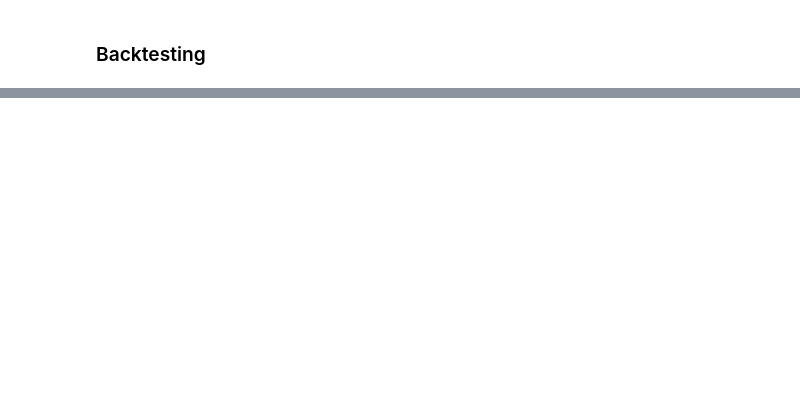
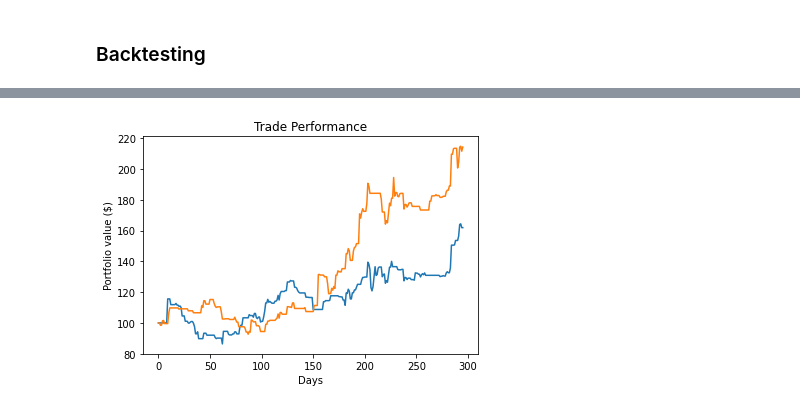
Before and after one commit to danmao124/financial_model, a Jupyter notebook: main.ipynb, the cells around one changed output, grey strips where cells are left out. Saved outputs shown, nothing was run; the diff lists cells and outputs as text; code cells hidden in the pictures; blank space fills up the shorter version.

Commit message:
puts in arima backtest benchmark

```diff
--- a/main.ipynb
+++ b/main.ipynb
@@ -605,3 +602,30 @@ Fitting 10 folds for each of 3 candidates, totalling 30 fits
 [Parallel(n_jobs=6)]: Done  30 out of  30 | elapsed:    0.0s finished
 [Parallel(n_jobs=6)]: Using backend LokyBackend with 6 concurrent workers.
 ... (188 outputs left out)
+# %%
+from statsmodels.tsa.arima_model import ARIMA
+
+base_portfolio_value = 100
+base_portfolio_value_history = []
+for i in range(0, len(btc) - LOOK_BACK_DAYS - LOOK_AHEAD_DAYS - 1):
+    base_portfolio_value_history.append(base_portfolio_value)
+    train_df = btc[i: i + LOOK_BACK_DAYS]
+    X_TRAIN = train_df['Open']
+    results_df = btc[i + LOOK_BACK_DAYS + 2*LOOK_AHEAD_DAYS : i + LOOK_BACK_DAYS + 2*LOOK_AHEAD_DAYS + 1]
+
+    model = ARIMA(list(X_TRAIN), order=(5,1,0))
+
+    try:
+        model_fit = model.fit(disp=0)
+        prediction = model_fit.forecast()[0]
+    except:
+        continue
+    print(prediction)
+    if prediction >= train_df.tail(1)['Open'][0]:
+        gains = ((results_df['Close'] - results_df['Open']) / results_df['Open'])[0]
+        if gains > 0:
+            print("GAIN! " + str(1 + gains))
+        elif gains < 0:
+            print("LOSS! " + str(1 + gains))
+        base_portfolio_value = base_portfolio_value * (1 + gains)
+    print("portfolio value: " + str(base_portfolio_value))
@@ -607,0 +702,10 @@ Fitting 10 folds for each of 3 candidates, totalling 30 fits
+# %%
+
+plt.plot(range(0, len(base_portfolio_value_history)), base_portfolio_value_history, label='ARIMA')
+plt.plot(range(0, len(portfolio_value_history)), portfolio_value_history, label='Logstic Regression')
+plt.xlabel('Days')
+plt.ylabel('Portfolio value ($)')
+plt.title("Trade Performance")
+plt.show()
+# %% [output]
+[figure, added]
```
Also changed, not shown: parts of 32 cells of this notebook, 1 other file.
